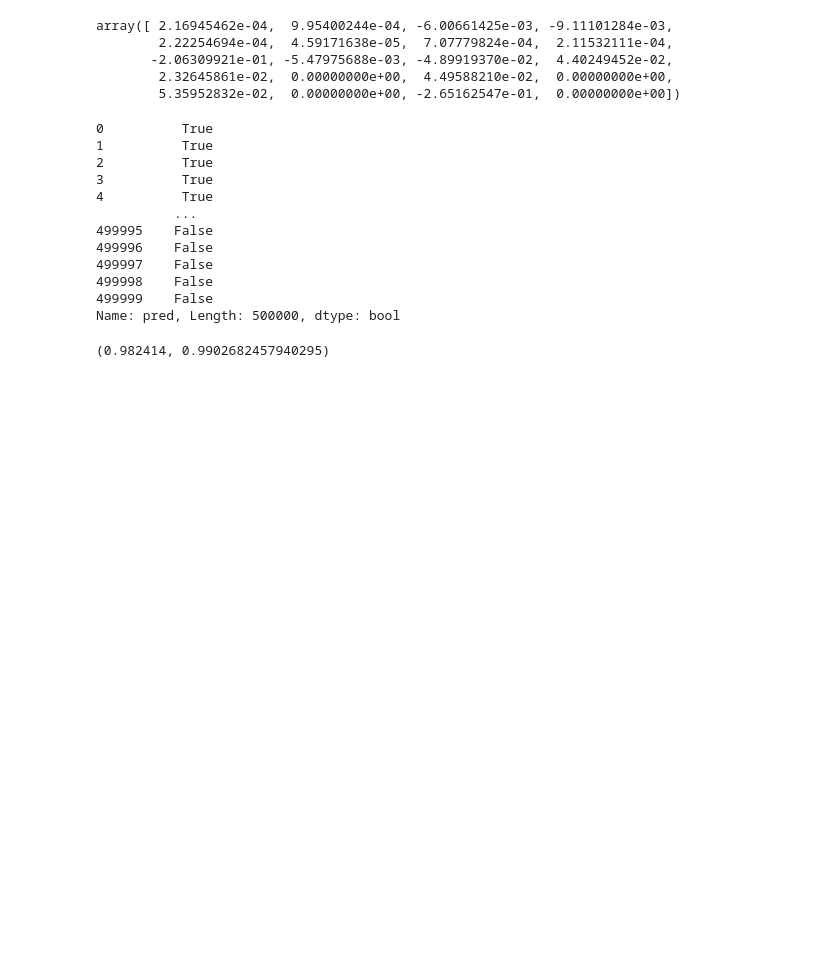
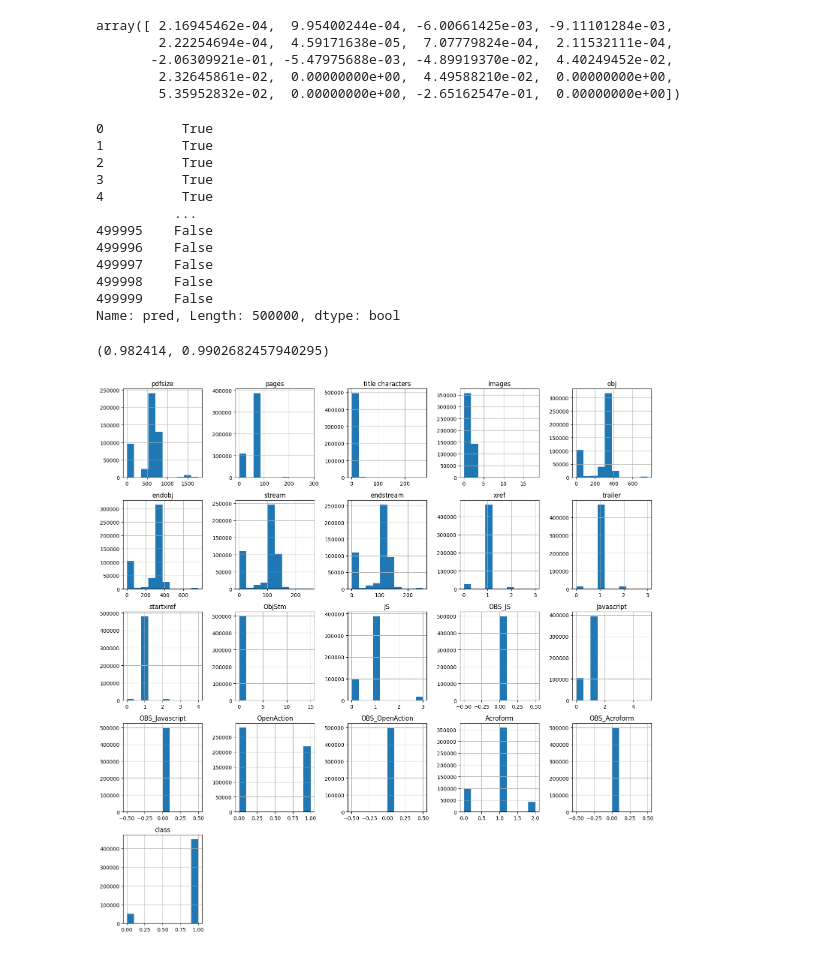
Before and after one commit to MariaMitk/AI_Project2, a Jupyter notebook: Code.ipynb, the cells around one changed output. Drawn from its saved outputs; the diff is of its cells as text; code cells hidden in the pictures; blank space fills up the shorter version.

Commit message:
HIstogram, Scatter plot

```diff
--- a/Code.ipynb
+++ b/Code.ipynb
@@ -66,3 +70,10 @@ from sklearn.metrics import accuracy_score, f1_score
 accuracy_score(df['class'], df['pred']), f1_score(df['class'], df['pred'])
 # %% [output]
 (0.982414, 0.9902682457940295)
+# %%
+# Plot histograms for each numerical column
+df.hist(figsize=(15, 15))
+plt.tight_layout()
+plt.show()
+# %% [output]
+[figure, added]
```
Also changed, not shown: parts of 6 cells of this notebook.
